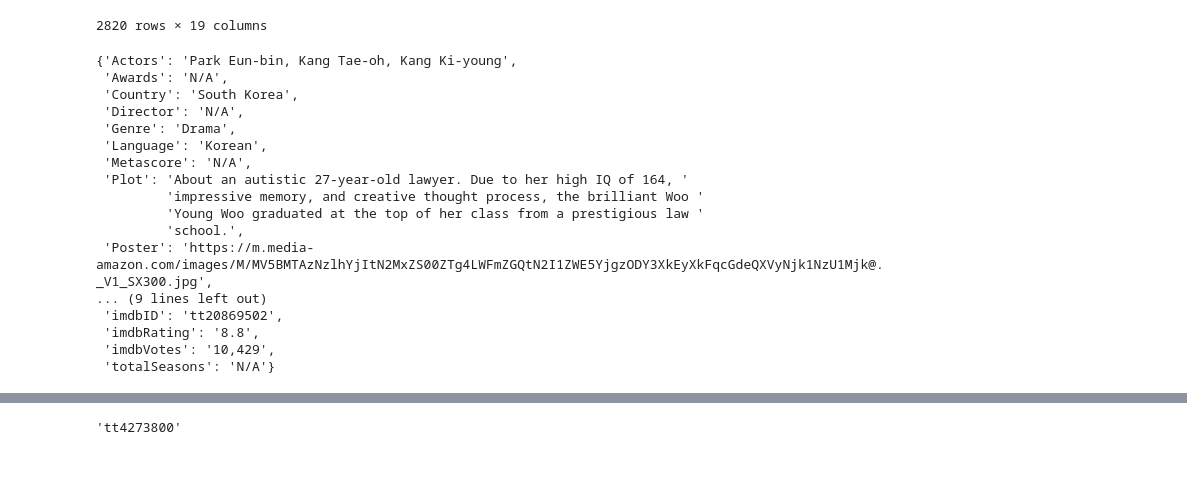
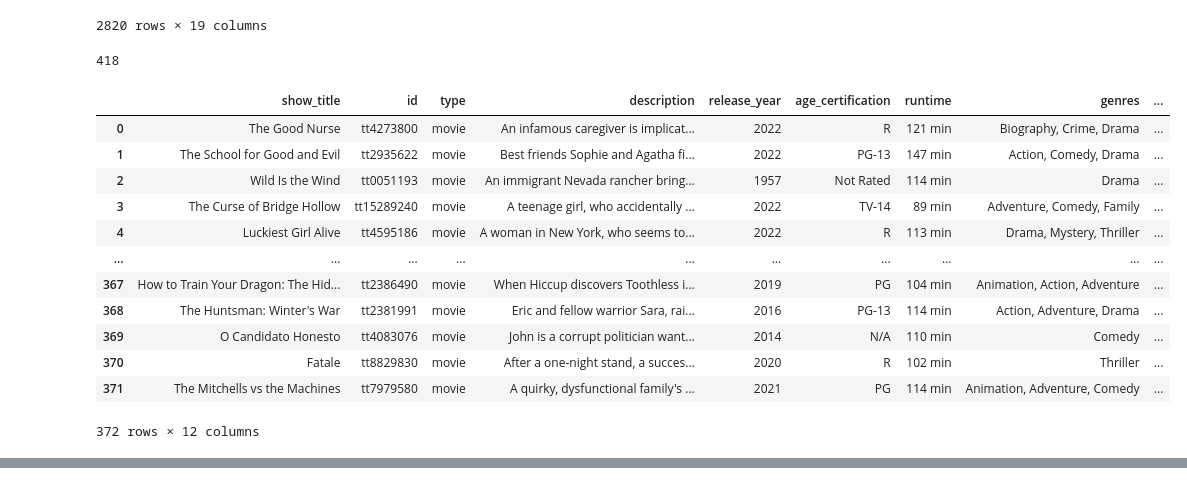
Before and after one commit to EdithLotterman/Project-1-Team-8, a Jupyter notebook: netflix_project.ipynb, the cells around one changed output, grey strips where cells are left out. Saved outputs shown, nothing was run; the diff lists cells and outputs as text; code cells hidden in the pictures.

```diff
--- a/netflix_project.ipynb
+++ b/netflix_project.ipynb
@@ -45,30 +46,42 @@ api_key = "&apikey=" + "91bc497"
+# %%
+df = global_titles_df.fillna("NA")
+df
+df1 = df.loc[df["imdb_score"]=="NA","show_title"]
+movies_list = df1.unique().tolist()
+len(movies_list)
+# %% [output]
+418
 # %%
-response = requests.get(url+"Extraordinary Attorney Woo"+api_key).json()
-pprint(response)
-values = {"id" :response["imdbID"],"type":response["Type"],"description":response["Plot"],
-            "release_year":response["Year"],"age_certification":response["Rated"],"runtime":response["Runtime"],
-            "genres":response["Genre"],"production_countries":response["Country"],"imdb_id":response["imdbID"],
-            "imdb_score":response["imdbRating"],"imdb_votes":response["imdbVotes"] }
-global_titles_df.loc[global_titles_df["show_title"]=="Extraordinary Attorney Woo",:].fillna(value = values)
+movies_list
+data = []
+counter=0
+api_key= "&apikey=b9b46bfd"
+for movie in movies_list:
+    counter=counter+1
+    try:
+        response = requests.get(url+movie+api_key).json()
+        data.append({"show_title":response["Title"],
+                    "id" :response["imdbID"],"type":response["Type"],"description":response["Plot"],
+                    "release_year":response["Year"],"age_certification":response["Rated"],"runtime":response["Runtime"],
+                    "genres":response["Genre"],"production_countries":response["Country"],"imdb_id":response["imdbID"],
+                    "imdb_score":response["imdbRating"],"imdb_votes":response["imdbVotes"]})
+    except KeyError:
+        pass
 
-#global_titles_df.loc[global_titles_df["show_title"]=="The Good Nurse",["id","weekly_hours_viewed","type","description",'release_year',
-#                 'age_certification','runtime','genres','production_countries','seasons',
-#                 'imdb_id','imdb_score','imdb_votes']].fillna(value = values)
+
+df3 = pd.DataFrame(data)
+df3
 # %% [output]
+|  | show_title | id | type | description | release_year | age_certification | runtime | genres | ... |
+| 0 | The Good Nurse | tt4273800 | movie | An infamous caregiver is implicat... | 2022 | R | 121 min | Biography, Crime, Drama | ... |
+| 1 | The School for Good and Evil | tt2935622 | movie | Best friends Sophie and Agatha fi... | 2022 | PG-13 | 147 min | Action, Comedy, Drama | ... |
+| 2 | Wild Is the Wind | tt0051193 | movie | An immigrant Nevada rancher bring... | 1957 | Not Rated | 114 min | Drama | ... |
+| 3 | The Curse of Bridge Hollow | tt15289240 | movie | A teenage girl, who accidentally ... | 2022 | TV-14 | 89 min | Adventure, Comedy, Family | ... |
+| 4 | Luckiest Girl Alive | tt4595186 | movie | A woman in New York, who seems to... | 2022 | R | 113 min | Drama, Mystery, Thriller | ... |
+| ... | ... | ... | ... | ... | ... | ... | ... | ... | ... |
+| 367 | How to Train Your Dragon: The Hid... | tt2386490 | movie | When Hiccup discovers Toothless i... | 2019 | PG | 104 min | Animation, Action, Adventure | ... |
+| 368 | The Huntsman: Winter's War | tt2381991 | movie | Eric and fellow warrior Sara, rai... | 2016 | PG-13 | 114 min | Action, Adventure, Drama | ... |
+| 369 | O Candidato Honesto | tt4083076 | movie | John is a corrupt politician want... | 2014 | N/A | 110 min | Comedy | ... |
+| 370 | Fatale | tt8829830 | movie | After a one-night stand, a succes... | 2020 | R | 102 min | Thriller | ... |
+| 371 | The Mitchells vs the Machines | tt7979580 | movie | A quirky, dysfunctional family's ... | 2021 | PG | 114 min | Animation, Adventure, Comedy | ... |
-{'Actors': 'Park Eun-bin, Kang Tae-oh, Kang Ki-young',
- 'Awards': 'N/A',
- 'Country': 'South Korea',
- 'Director': 'N/A',
- 'Genre': 'Drama',
- 'Language': 'Korean',
- 'Metascore': 'N/A',
- 'Plot': 'About an autistic 27-year-old lawyer. Due to her high IQ of 164, '
-         'impressive memory, and creative thought process, the brilliant Woo '
-         'Young Woo graduated at the top of her class from a prestigious law '
-         'school.',
- 'Poster': 'https://m.media-amazon.com/images/M/MV5BMTAzNzlhYjItN2MxZS00ZTg4LWFmZGQtN2I1ZWE5YjgzODY3XkEyXkFqcGdeQXVyNjk1NzU1Mjk@._V1_SX300.jpg',
-... (9 lines left out)
- 'imdbID': 'tt20869502',
- 'imdbRating': '8.8',
- 'imdbVotes': '10,429',
- 'totalSeasons': 'N/A'}
+372 rows × 12 columns
@@ -93,4 +87,0 @@ global_titles_df.loc[global_titles_df["show_title"]=="Extraordinary Attorney Woo
-# %%
-response["imdbID"]
-# %% [output]
-'tt4273800'
```
Also changed, not shown: parts of 7 cells of this notebook, 1 other file.
